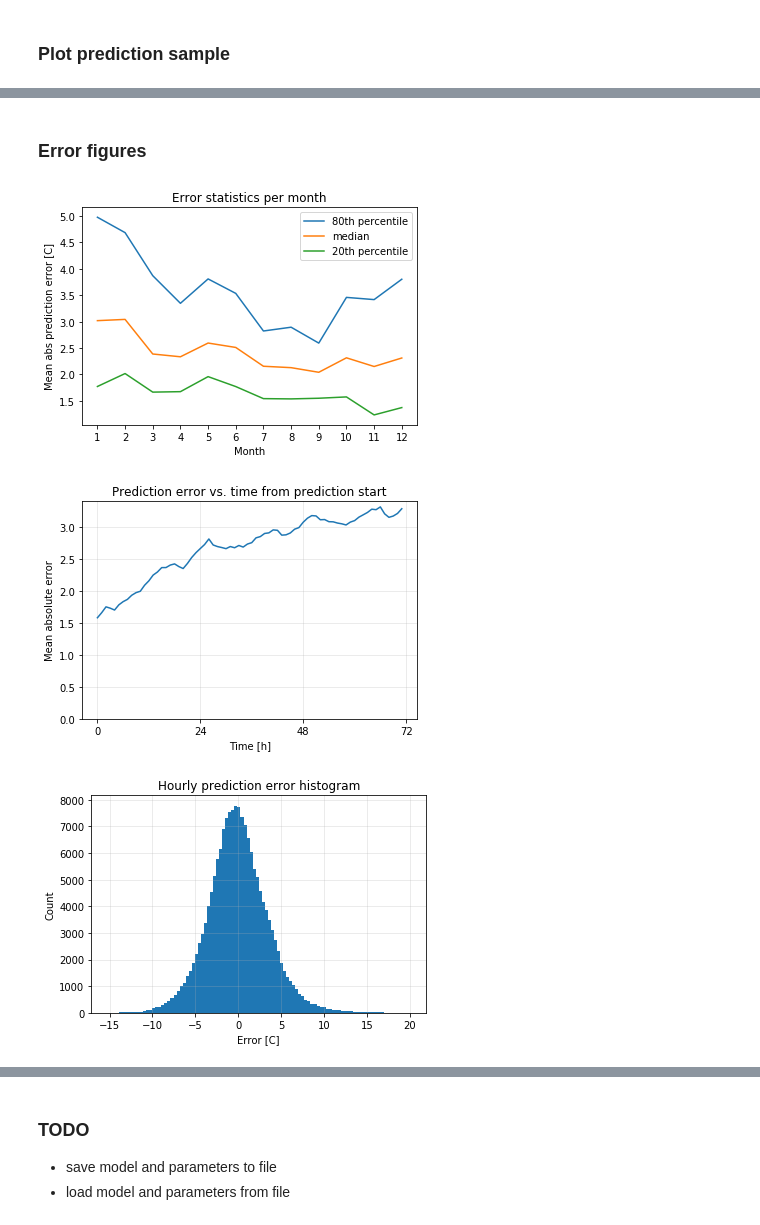
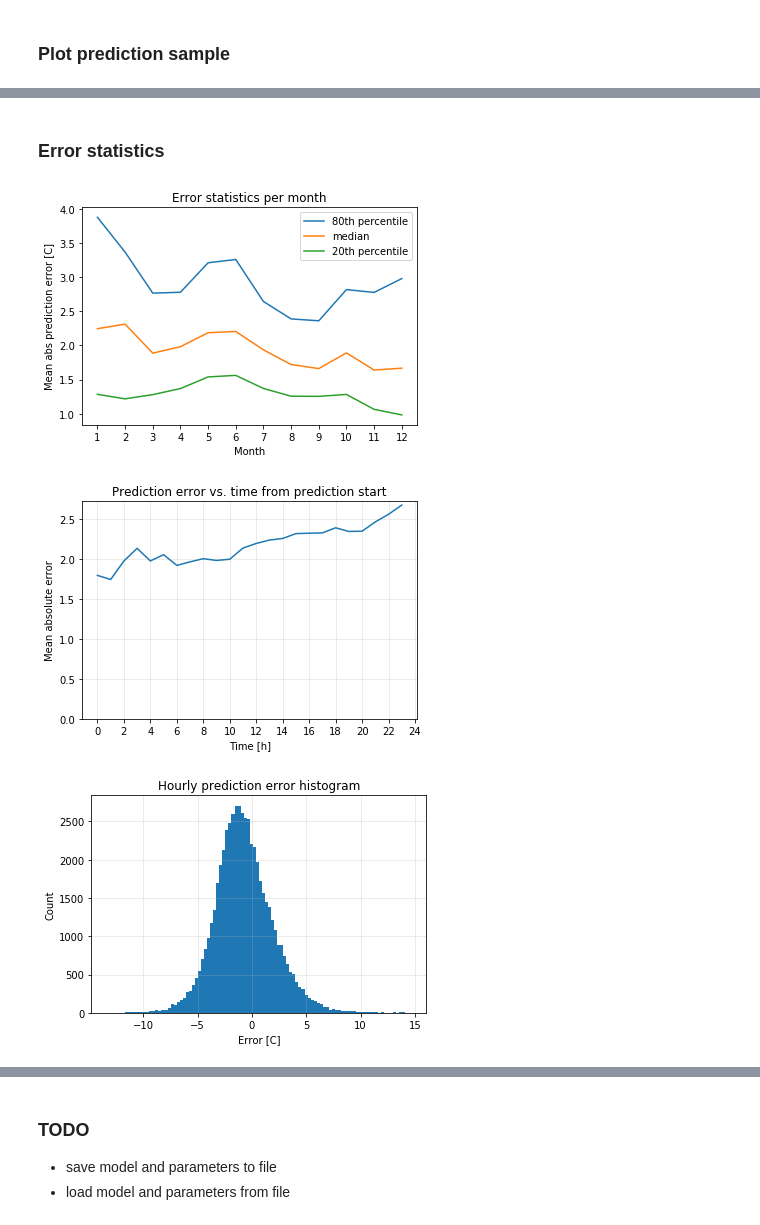
Before and after one commit to Kursula/ML_toy_problems, a Jupyter notebook: Timeseries_prediction_MLP.ipynb, the cells around one changed output, grey strips where cells are left out. Drawn from its saved outputs; the diff is of its cells as text; code cells hidden in the pictures.

Commit message:
improve error analysis

```diff
--- a/Timeseries_prediction_MLP.ipynb
+++ b/Timeseries_prediction_MLP.ipynb
@@ -165,7 +164,7 @@ params = dict(
     inputs = ['temp', 'dwpt', 'rhum', 'prcp', 'pres'],
     target = 'temp',
     input_len = 10 * 24,
-    target_len = 3 * 24,
+    target_len = 24,
     stepping = 24,
     train_test_ratio = 0.8,
     batch_size = 64,
@@ -399,5 +398,5 @@ plt.show()
 # %% [markdown]
-### Error figures
+### Error statistics
 # %%
 test_start_idx = int(len(samples) * params['train_test_ratio'])
 mae = []
@@ -437,18 +436,18 @@ plt.ylabel('Mean abs prediction error [C]')
 plt.xlabel('Month')
 plt.show()
 # %% [output]
-[figure, old version]
+[figure, new version]
 # %%
 plt.plot(np.mean(np.abs(hourly_errors), axis=0))
 plt.grid(alpha=0.3)
 plt.title('Prediction error vs. time from prediction start')
 plt.ylabel('Mean absolute error')
 plt.xlabel('Time [h]')
-plt.xticks(np.arange(0, params['target_len'] + 1, 24))
+plt.xticks(np.arange(0, params['target_len'] + 1, 2))
 plt.ylim(0)
 plt.show()
 # %% [output]
-[figure, old version]
+[figure, new version]
 # %%
 plt.hist(hourly_errors.flatten(), bins=100)
 plt.grid(alpha=0.3)
@@ -457,4 +456,4 @@ plt.ylabel('Count')
 plt.xlabel('Error [C]')
 plt.show()
 # %% [output]
-[figure, old version]
+[figure, new version]
```
Also changed, not shown: parts of 8 cells of this notebook.
